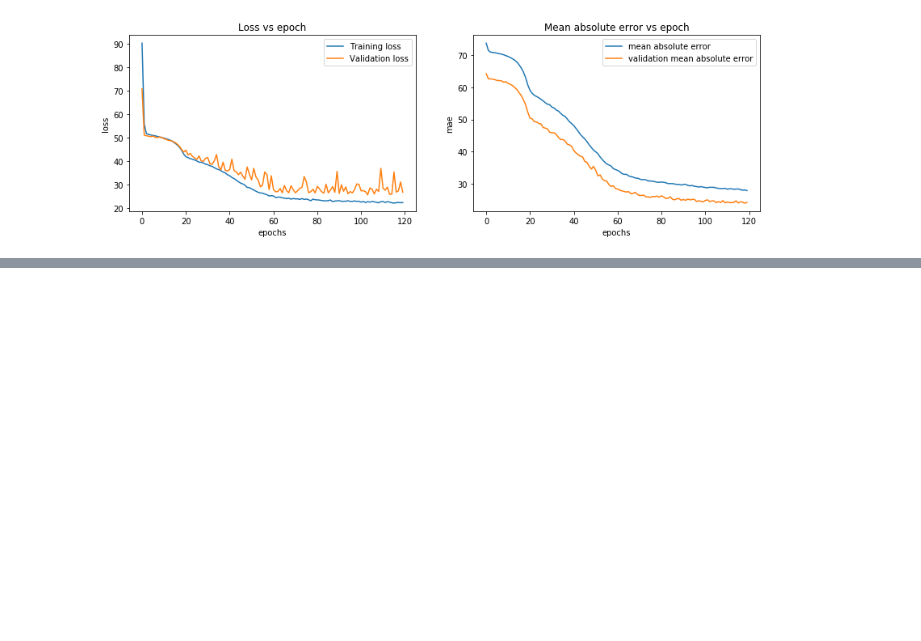
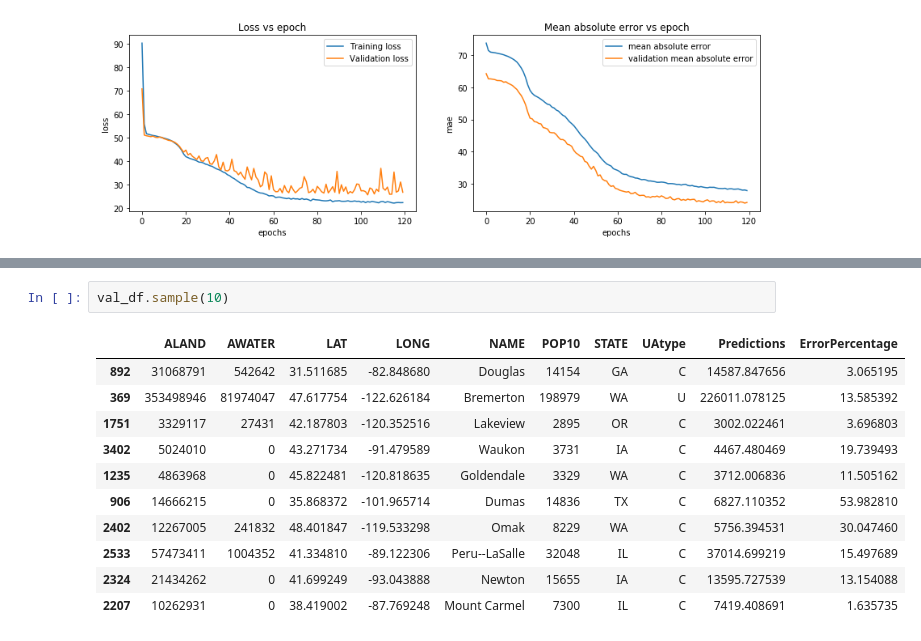
Before and after one commit to krishansubudhi/DNN_USCityPopulation, a Jupyter notebook: Keras-train-MAPE.ipynb, the cells around one changed output, grey strips where cells are left out. Drawn from its saved outputs; the diff is of its cells as text; blank space fills up the shorter version.

```diff
--- a/Keras-train-MAPE.ipynb
+++ b/Keras-train-MAPE.ipynb
@@ -248 +248,15 @@ model.evaluate(x_test,y_test)
 [25.428543768988714, 14.12850947909885]
+# %%
+val_df.sample(10)
+# %% [output]
+|  | ALAND | AWATER | LAT | LONG | NAME | POP10 | STATE | UAtype | Predictions | ErrorPercentage |
+| 892 | 31068791 | 542642 | 31.511685 | -82.848680 | Douglas | 14154 | GA | C | 14587.847656 | 3.065195 |
+| 369 | 353498946 | 81974047 | 47.617754 | -122.626184 | Bremerton | 198979 | WA | U | 226011.078125 | 13.585392 |
+| 1751 | 3329117 | 27431 | 42.187803 | -120.352516 | Lakeview | 2895 | OR | C | 3002.022461 | 3.696803 |
+| 3402 | 5024010 | 0 | 43.271734 | -91.479589 | Waukon | 3731 | IA | C | 4467.480469 | 19.739493 |
+| 1235 | 4863968 | 0 | 45.822481 | -120.818635 | Goldendale | 3329 | WA | C | 3712.006836 | 11.505162 |
+| 906 | 14666215 | 0 | 35.868372 | -101.965714 | Dumas | 14836 | TX | C | 6827.110352 | 53.982810 |
+| 2402 | 12267005 | 241832 | 48.401847 | -119.533298 | Omak | 8229 | WA | C | 5756.394531 | 30.047460 |
+| 2533 | 57473411 | 1004352 | 41.334810 | -89.122306 | Peru--LaSalle | 32048 | IL | C | 37014.699219 | 15.497689 |
+| 2324 | 21434262 | 0 | 41.699249 | -93.043888 | Newton | 15655 | IA | C | 13595.727539 | 13.154088 |
+| 2207 | 10262931 | 0 | 38.419002 | -87.769248 | Mount Carmel | 7300 | IL | C | 7419.408691 | 1.635735 |
```
Also changed, not shown: parts of 4 cells of this notebook.
